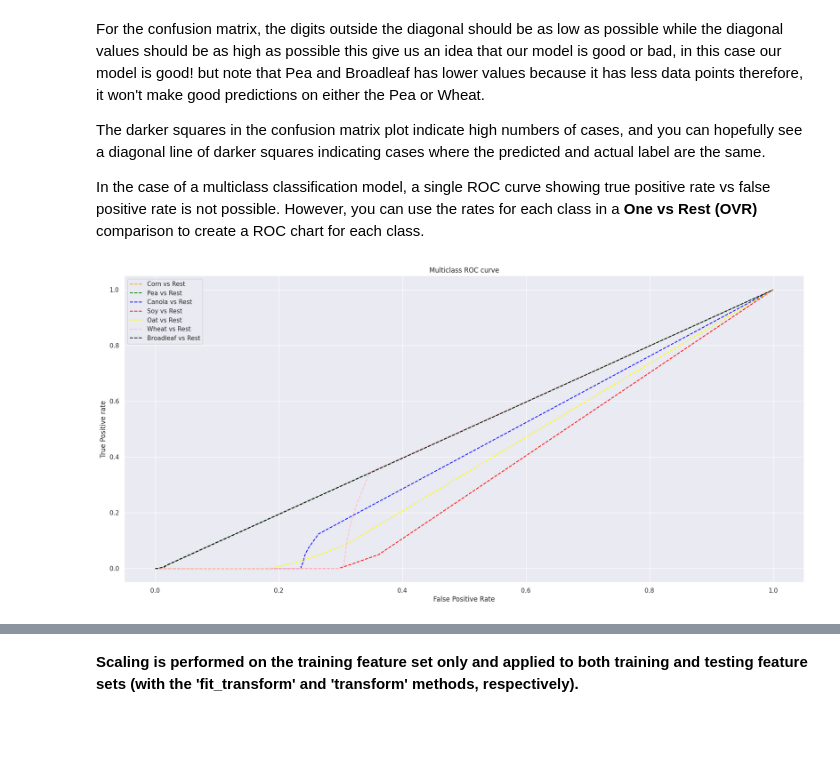
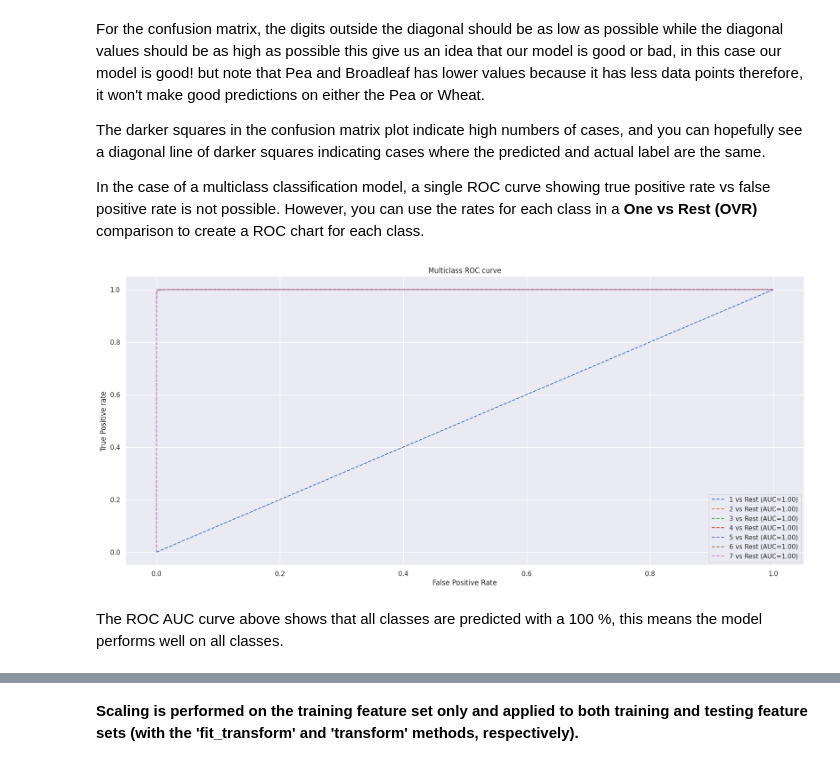
Before and after one commit to danielAdama/crop-mapping-classification, a Jupyter notebook: Crop_mapping_using_fused_optical_radar.ipynb, the cells around one changed output, grey strips where cells are left out. Cells and saved outputs as stored; diff of their text form; code cells hidden in the pictures; blank space fills up the shorter version.

```diff
--- a/Crop_mapping_using_fused_optical_radar.ipynb
+++ b/Crop_mapping_using_fused_optical_radar.ipynb
@@ -8,10 +8,13 @@ import os
 import numpy as np
 import pathlib
 import sklearn
-from sklearn.model_selection import train_test_split, StratifiedKFold
+import datetime
+from sklearn.decomposition import PCA
+from sklearn.model_selection import train_test_split
+from sklearn.multiclass import OneVsRestClassifier
 from sklearn.feature_selection import RFE
 from sklearn.ensemble import RandomForestClassifier
-from sklearn.preprocessing import StandardScaler
+from sklearn.preprocessing import StandardScaler, label_binarize
 from sklearn.metrics import confusion_matrix, roc_auc_score, roc_curve, recall_score, precision_score, accuracy_score, auc, classification_report
 import matplotlib.pyplot as plt
 import seaborn as sns
@@ -20,7 +23,7 @@ sns.set(style='darkgrid')
 
 
 pd.set_option('display.max_columns', None)
-plt.rcParams['figure.figsize'] = (22, 10)
+plt.rcParams['figure.figsize'] = (21, 9)
 
 import warnings
 warnings.simplefilter('ignore', FutureWarning)
@@ -378,7 +420,8 @@ Baseline Model is trained with all the data. And then we will perform Feature En
 # %%
 all_x = data.drop(['label'], axis=1)
 all_y = data.label.values
-X_train, X_test, y_train, y_test = train_test_split(all_x.values, all_y, random_state = 42, stratify = all_y, test_size=0.33)
+
+X_train, X_test, y_train, y_test = train_test_split(all_x, all_y, random_state = 42, stratify = all_y, test_size=0.22)
 print(X_train.shape, X_test.shape, y_train.shape, y_test.shape)
 
 scaler = StandardScaler()
@@ -386,11 +429,15 @@ X_train = scaler.fit_transform(X_train)
 X_test = scaler.transform(X_test)
 
 baseModel = RandomForestClassifier()
+start = datetime.datetime.now()
 baseModel.fit(X_train, y_train)
+end = datetime.datetime.now()
+print("Total Execution Time for all features: ",end-start)
 classes = baseModel.classes_
 
-y_pred_train = baseModel.predict(X_train)
-y_pred_test = baseModel.predict(X_test)
-y_proba = baseModel.predict_proba(X_test)
+test_proba = baseModel.predict_proba(X_test)
+train_proba = baseModel.predict_proba(X_train)
+y_pred = baseModel.predict(X_test)
+train_pred = baseModel.predict(X_train)
 
-evaluate(y_train, y_pred_train, y_test, y_pred_test)
+evaluate(y_train, y_test, y_pred, train_pred, train_proba, test_proba)
@@ -411,6 +476,8 @@ The darker squares in the confusion matrix plot indicate high numbers of cases,
 
 In the case of a multiclass classification model, a single ROC curve showing true positive rate vs false positive rate is not possible. However, you can use the rates for each class in a **One vs Rest (OVR)** comparison to create a ROC chart for each class.
 # %%
-roc_auc_graph(y_test, y_proba)
+roc_auc_graph(y_test, test_proba, classes)
 # %% [output]
-[figure, old version]
+[figure, new version]
+# %% [markdown]
+The ROC AUC curve above shows that all classes are predicted with a 100 %, this means the model performs well on all classes.
```
Also changed, not shown: parts of 56 cells of this notebook.
